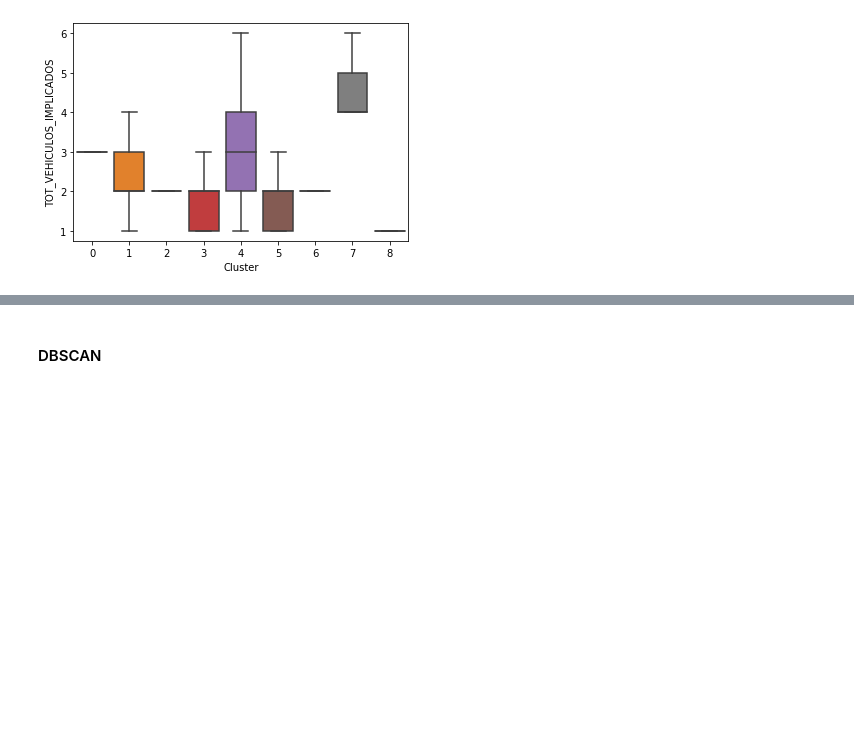
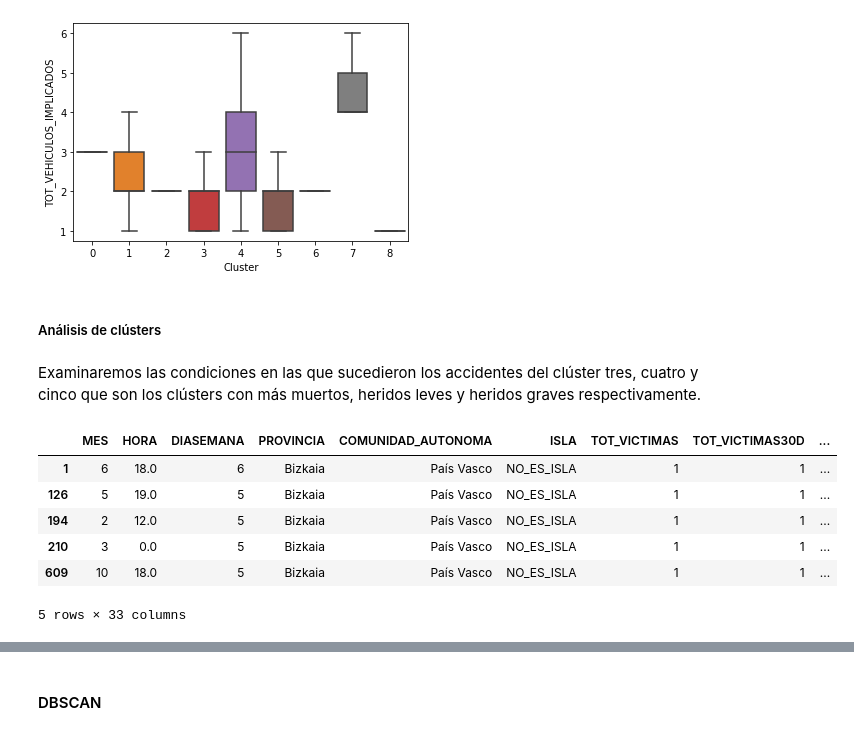
Before and after one commit to patriciacorhid/IN, a Jupyter notebook: P2/P2_accidentes.ipynb, the cells around one changed output, grey strips where cells are left out. Saved outputs shown, nothing was run; the diff lists cells and outputs as text; code cells hidden in the pictures; blank space fills up the shorter version.

```diff
--- a/P2/P2_accidentes.ipynb
+++ b/P2/P2_accidentes.ipynb
@@ -360,14 +424,14 @@ datos['DIASEMANA'] = datos['DIASEMANA'].astype(int)
 Estudiaremos los datos que representen accidentes de viernes a domingo.
 # %%
 # Seleccionamos los datos con los que trabajaremos
-caso2 = datos[(datos.DIASEMANA == 6) | (datos.DIASEMANA == 7) | (datos.DIASEMANA == 5)]
-caso2 = caso2[caso2.DENSIDAD_CIRCULACION == 'DENSA']
+caso_2 = datos[(datos.DIASEMANA == 6) | (datos.DIASEMANA == 7) | (datos.DIASEMANA == 5)]
+caso_2 = caso_2[caso_2.DENSIDAD_CIRCULACION == 'DENSA']
 # %%
 # Los atributos a considerar son:
 atributos = ['TOT_VICTIMAS', 'TOT_MUERTOS', 'TOT_HERIDOS_GRAVES', 'TOT_HERIDOS_LEVES', 'TOT_VEHICULOS_IMPLICADOS']
 # %%
 # Creamos la matriz con los atributos considerados. No hay valores nulos.
-caso2 = caso2[atributos]
+caso2 = caso_2[atributos]
 caso2.info()
 # %% [output]
 <class 'pandas.core.frame.DataFrame'>
@@ -501,3 +565,19 @@ sns.boxplot(data=datos_bp, y='TOT_VEHICULOS_IMPLICADOS', x='Cluster', showfliers
 # %% [output]
 <matplotlib.axes._subplots.AxesSubplot at 0x...>
 [figure]
+# %% [markdown]
+##### Análisis de clústers
+# %% [markdown]
+Examinaremos las condiciones en las que sucedieron los accidentes del clúster tres, cuatro y cinco que son los clústers con más muertos, heridos leves y heridos graves respectivamente.
+# %%
+# Le añadimos a cada accidente del caso 1 el clúster al que pertenece
+caso_2['Cluster'] =  results9.labels_
+caso_2.head()
+# %% [output]
+|  | MES | HORA | DIASEMANA | PROVINCIA | COMUNIDAD_AUTONOMA | ISLA | TOT_VICTIMAS | TOT_VICTIMAS30D | ... |
+| 1 | 6 | 18.0 | 6 | Bizkaia | País Vasco | NO_ES_ISLA | 1 | 1 | ... |
+| 126 | 5 | 19.0 | 5 | Bizkaia | País Vasco | NO_ES_ISLA | 1 | 1 | ... |
+| 194 | 2 | 12.0 | 5 | Bizkaia | País Vasco | NO_ES_ISLA | 1 | 1 | ... |
+| 210 | 3 | 0.0 | 5 | Bizkaia | País Vasco | NO_ES_ISLA | 1 | 1 | ... |
+| 609 | 10 | 18.0 | 5 | Bizkaia | País Vasco | NO_ES_ISLA | 1 | 1 | ... |
+5 rows × 33 columns
```
Also changed, not shown: parts of 21 cells of this notebook, 2 other files.
